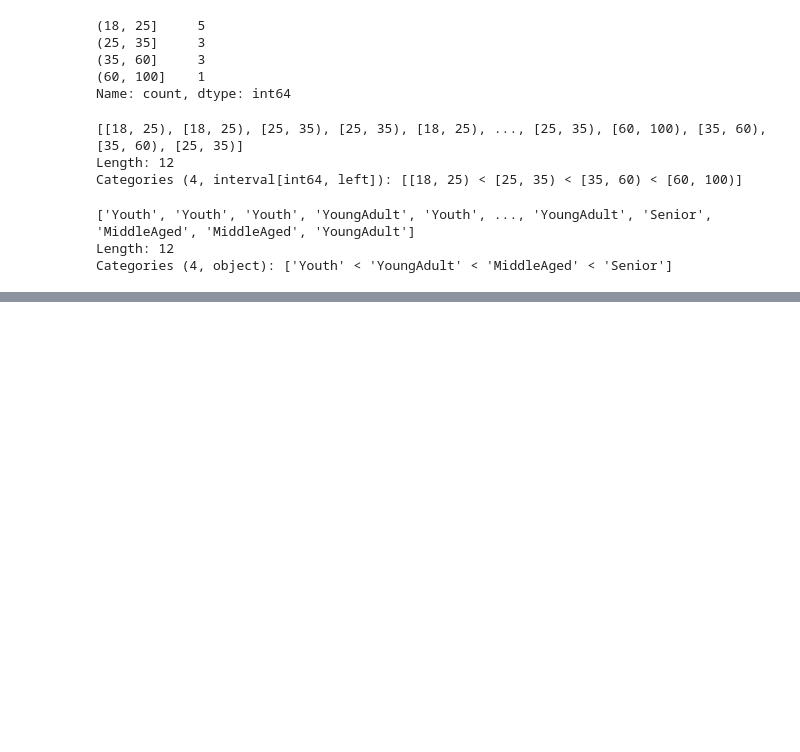
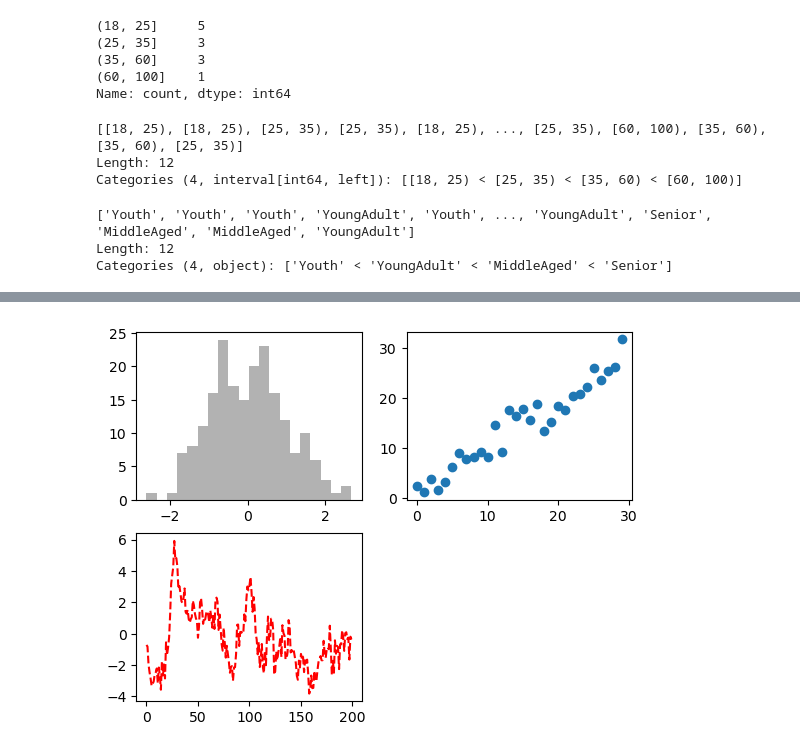
Before and after one commit to EON-DC/myKaggleProjects, a Jupyter notebook: notebooks/books/python_for_data_analysis2.ipynb, the cells around one changed output, grey strips where cells are left out. Drawn from its saved outputs; the diff is of its cells as text; code cells hidden in the pictures; blank space fills up the shorter version.

```diff
--- a/notebooks/books/python_for_data_analysis2.ipynb
+++ b/notebooks/books/python_for_data_analysis2.ipynb
@@ -208,0 +2143,4 @@ data= np.random.uniform(size=20)
+# %%
+fig
+# %% [output]
+[figure, added]
```
Also changed, not shown: parts of 232 cells of this notebook, 7 other files.
